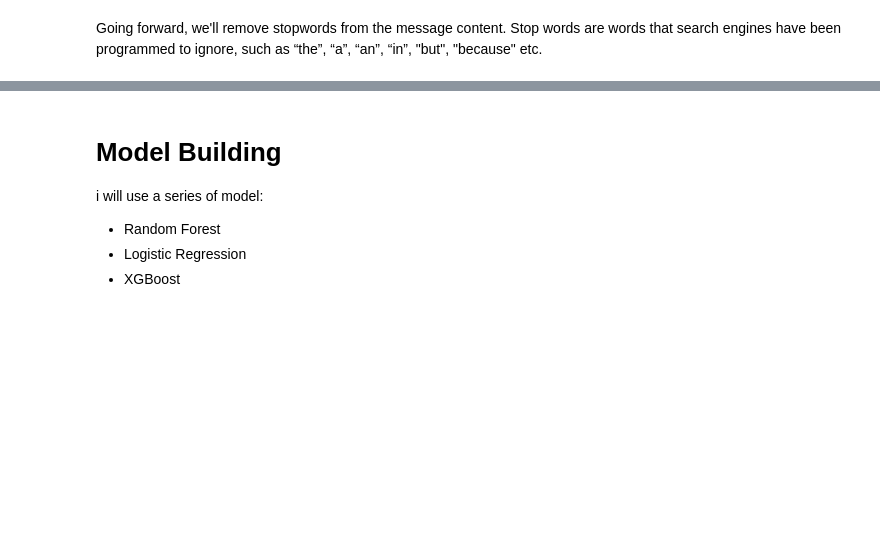
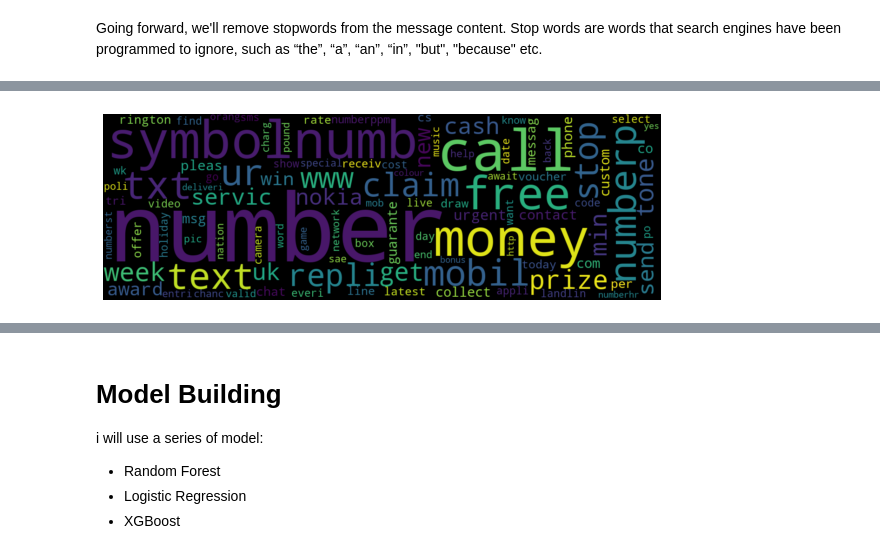
Before and after one commit to datascientist-hist/Spam_Messages_Classification, a Jupyter notebook: Spam_Messages_Classification.ipynb, the cells around one changed output, grey strips where cells are left out. Drawn from its saved outputs; the diff is of its cells as text; code cells hidden in the pictures; blank space fills up the shorter version.

```diff
--- a/Spam_Messages_Classification.ipynb
+++ b/Spam_Messages_Classification.ipynb
@@ -234,0 +219,7 @@ all_words.plot(20, title='Top 10 Most Common Words in Corpus');
+# %%
+from sklearn.feature_extraction.text import CountVectorizer
+
+sms_df = data['Message']
+vectorizer = CountVectorizer()
+X = vectorizer.fit_transform(sms_df)
+print(vectorizer.get_feature_names())
@@ -234,0 +228,6 @@ all_words.plot(20, title='Top 10 Most Common Words in Corpus');
+# %%
+
+print(len(X.toarray()[0]))
+count_words=pd.DataFrame(X.toarray(),columns=vectorizer.get_feature_names())
+count_words['label']=data['class_label']
+count_words.head()
@@ -234,0 +243,17 @@ all_words.plot(20, title='Top 10 Most Common Words in Corpus');
+# %%
+#Searching  the 100 most frequent words in spam emails
+
+df_spam=count_words[count_words['label']==1].sum()
+df_spam.sort_values(ascending=False,inplace=True)
+df_spam.drop('label',inplace=True)
+spam_words=df_spam.iloc[0:100]
+# %%
+#Showing the  100 most used word in spam emails
+wc = WordCloud(width=1200, height=400, max_words=200).generate_from_frequencies(spam_words.to_dict())
+
+plt.figure(figsize=(10, 10))
+plt.imshow(wc, interpolation='bilinear')
+plt.axis('off')
+plt.show()
+# %% [output]
+[figure, added]
```
Also changed, not shown: parts of 51 cells of this notebook.
